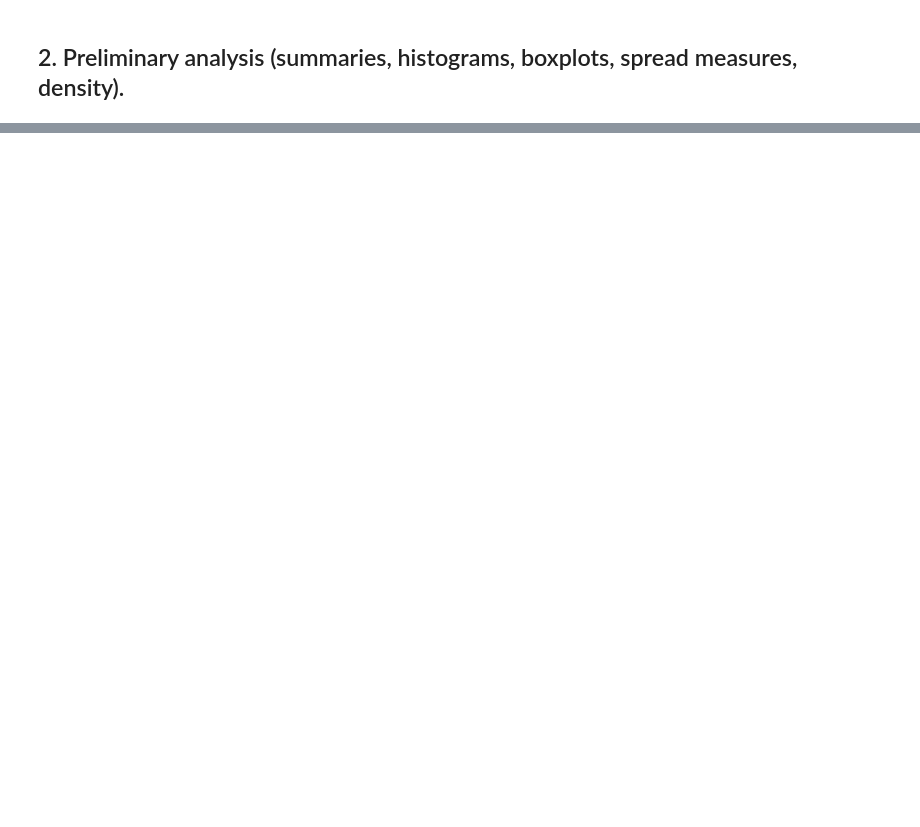
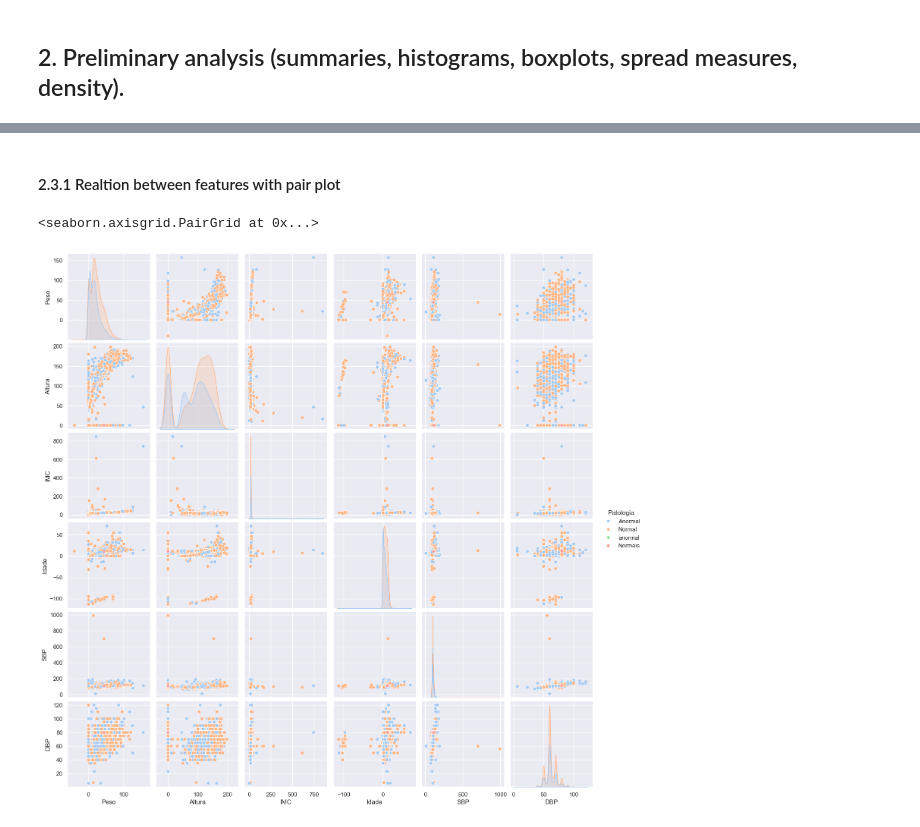
Before and after one commit to RS181/Data-Mining-I, a Jupyter notebook: Assignment/raw_data_analysis-v2.ipynb, the cells around one changed output, grey strips where cells are left out. Drawn from its saved outputs; the diff is of its cells as text; code cells hidden in the pictures; blank space fills up the shorter version.

```diff
--- a/Assignment/raw_data_analysis-v2.ipynb
+++ b/Assignment/raw_data_analysis-v2.ipynb
@@ -106,0 +295,8 @@ Followed the references values found in https://www.forbes.com/health/wellness/n
+# %% [markdown]
+#### 2.3.1 Realtion between features with pair plot
+# %%
+sns.pairplot(data.drop(['ID'], axis = 1),
+            hue='Patologia')
+# %% [output]
+<seaborn.axisgrid.PairGrid at 0x...>
+[figure, added]
```
Also changed, not shown: parts of 40 cells of this notebook.
